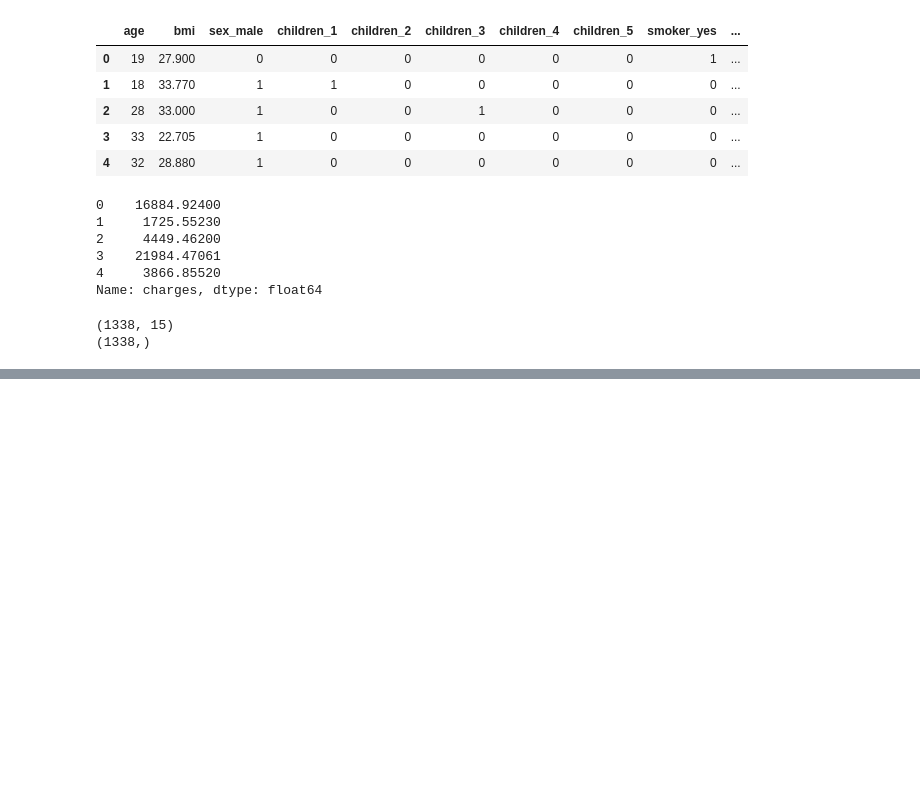
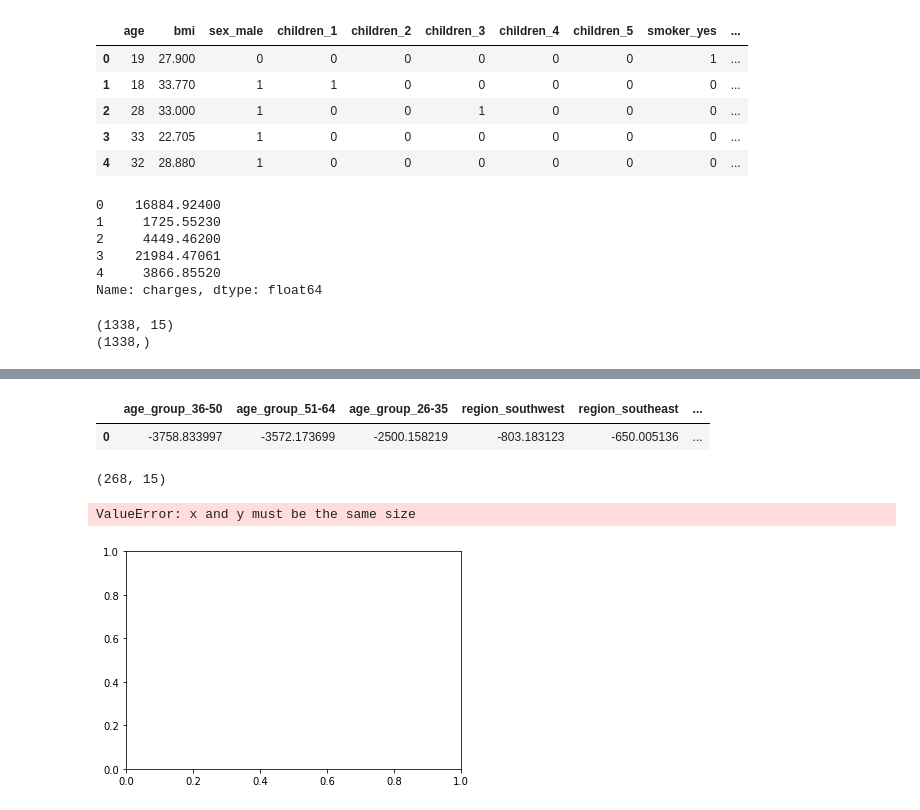
Before and after one commit to JVasquez5/IBM-Machine-Learning-Professional-Certificate, a Jupyter notebook: Module_2/working.ipynb, the cells around one changed output, grey strips where cells are left out. Saved outputs shown, nothing was run; the diff lists cells and outputs as text; code cells hidden in the pictures; blank space fills up the shorter version.

```diff
--- a/Module_2/working.ipynb
+++ b/Module_2/working.ipynb
@@ -307,0 +341,5 @@ Warnings:
+# %%
+lasso_coef01
+# %% [output]
+|  | age_group_36-50 | age_group_51-64 | age_group_26-35 | region_southwest | region_southeast | ... |
+| 0 | -3758.833997 | -3572.173699 | -2500.158219 | -803.183123 | -650.005136 | ... |
@@ -307,0 +349,9 @@ Warnings:
+# %%
+# Importing libraries
+from sklearn.linear_model import LinearRegression
+
+lr_model = LinearRegression()
+lr_model.fit(X_train, y_train)
+
+# Prediction
+y_pred_lr = model.predict(X_test)
@@ -307,0 +361,22 @@ Warnings:
+# %%
+X = X_test.to_numpy()
+print(X.shape)
+# %% [output]
+(268, 15)
+# %%
+# Visualization
+
+plt.scatter(X, y_test, color='black')
+
+plt.plot(X, y_pred_lr, color='blue')
+
+plt.title('X vs y')
+
+plt.xlabel('X')
+
+plt.ylabel('y')
+
+plt.show()
+# %% [output]
+ValueError: x and y must be the same size
+[figure, added]
```
Also changed, not shown: parts of 8 cells of this notebook.
